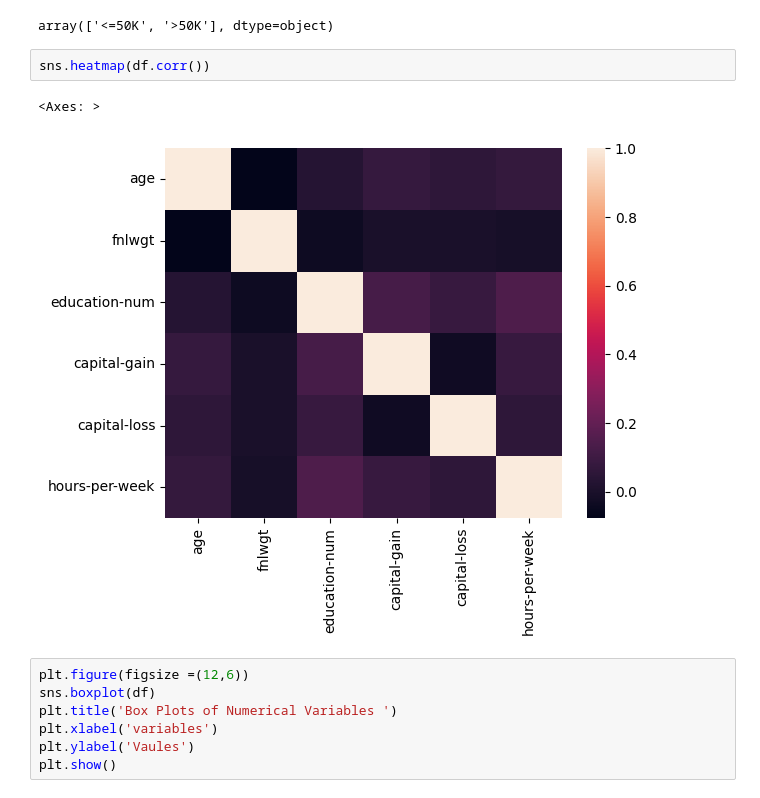
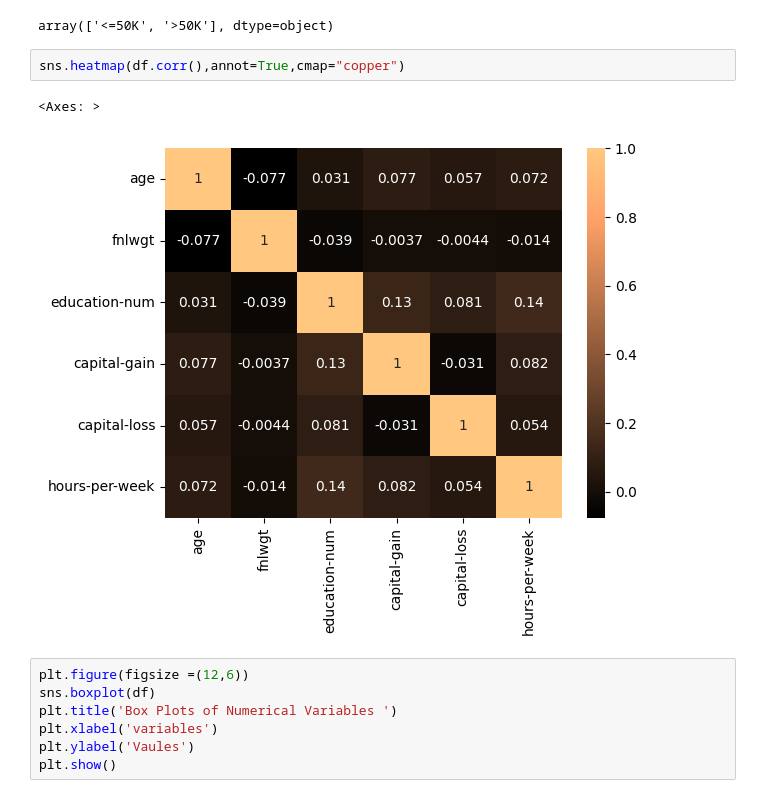
Before and after one commit to SamrithaaJeeva/Predicting-Income-Based-on-Census-Data---Machine-Learning, a Jupyter notebook: machine_learning_cw.ipynb, the cells around one changed output. Saved outputs shown, nothing was run; the diff lists cells and outputs as text.

```diff
--- a/machine_learning_cw.ipynb
+++ b/machine_learning_cw.ipynb
@@ -226,10 +192,10 @@ df['income'].unique()
 # %% [output]
 array(['<=50K', '>50K'], dtype=object)
 # %%
-sns.heatmap(df.corr())
+sns.heatmap(df.corr(),annot=True,cmap="copper")
 # %% [output]
 <Axes: >
-[figure, old version]
+[figure, new version]
 # %%
 plt.figure(figsize =(12,6))
 sns.boxplot(df)
```
Also changed, not shown: parts of 30 cells of this notebook.
